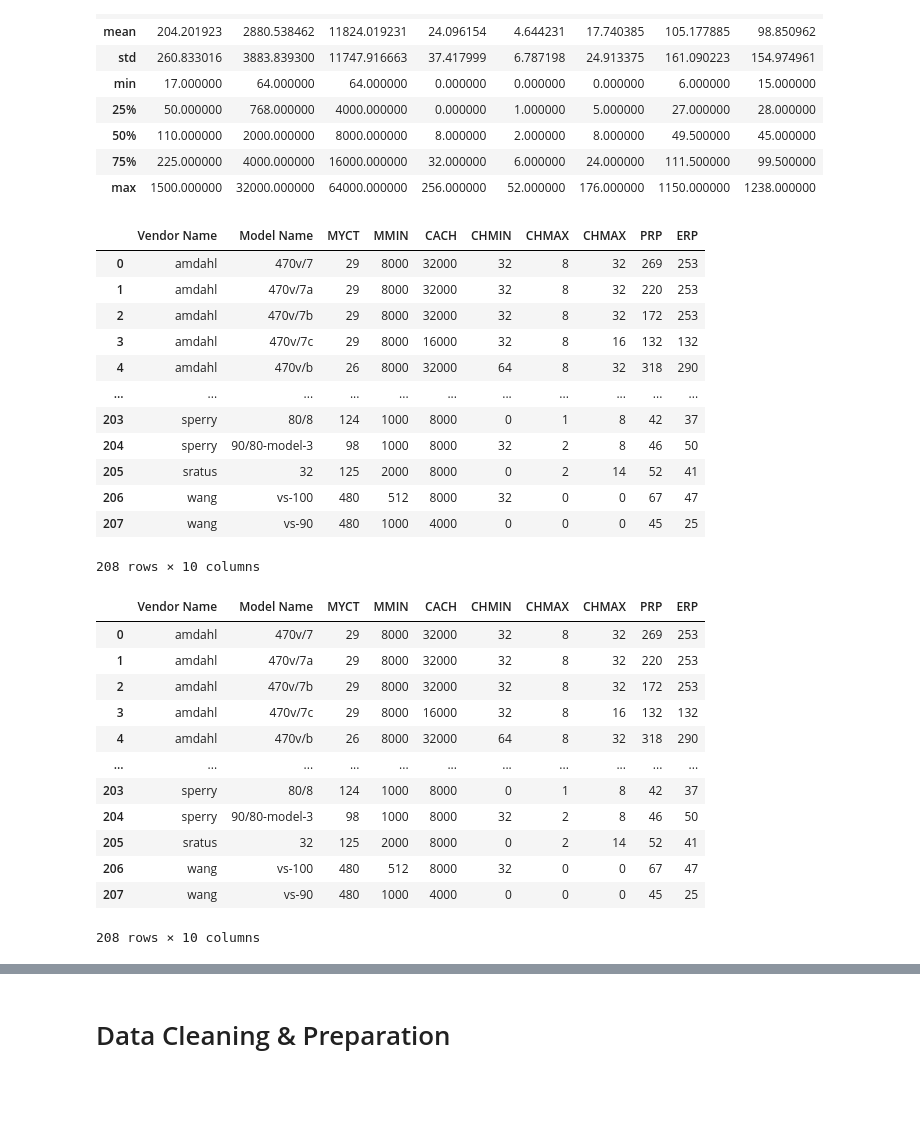
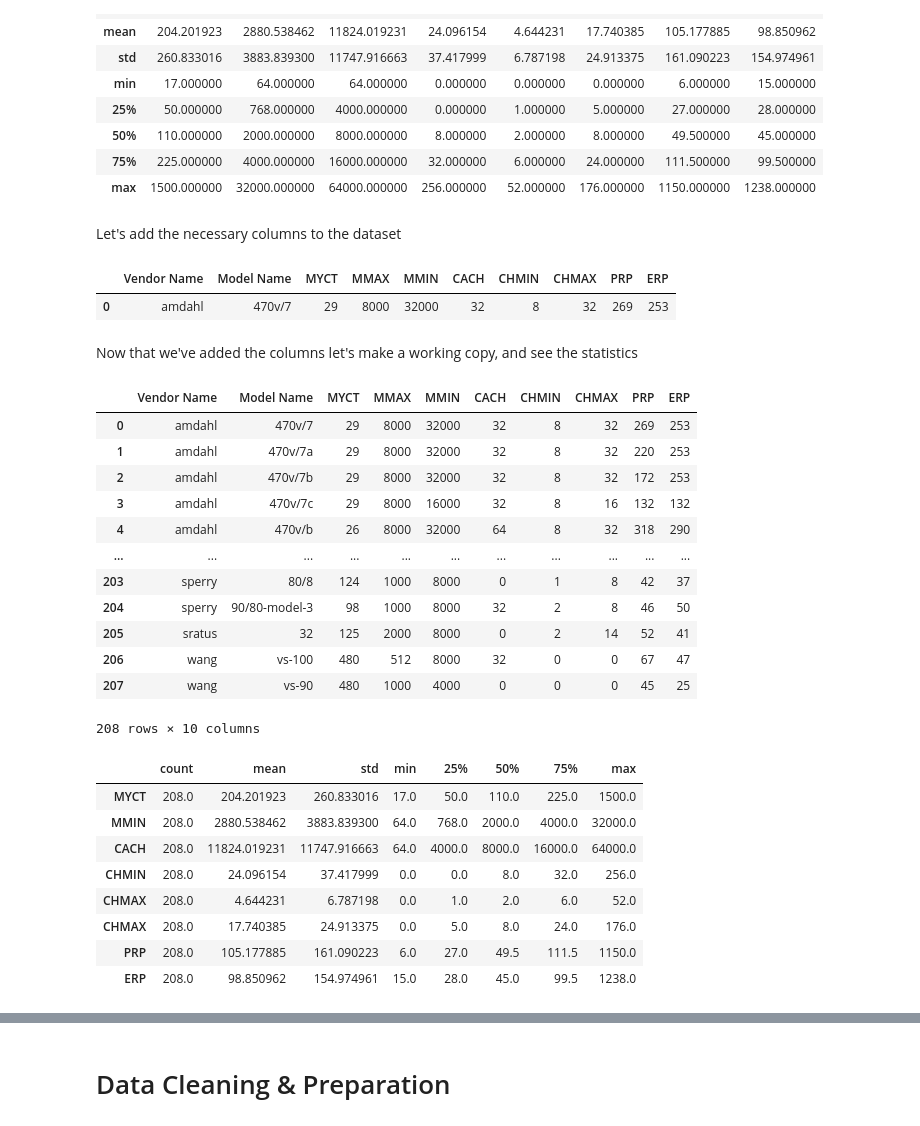
Before and after one commit to darkepacific/AAI-500-FinalTeamProject, a Jupyter notebook: AAI-500-FinalTeamProject.ipynb, the cells around one changed output, grey strips where cells are left out. Saved outputs shown, nothing was run; the diff lists cells and outputs as text; code cells hidden in the pictures; blank space fills up the shorter version.

```diff
--- a/AAI-500-FinalTeamProject.ipynb
+++ b/AAI-500-FinalTeamProject.ipynb
@@ -105,22 +98,13 @@ data.describe()
 | 50% | 110.000000 | 2000.000000 | 8000.000000 | 8.000000 | 2.000000 | 8.000000 | 49.500000 | 45.000000 |
 | 75% | 225.000000 | 4000.000000 | 16000.000000 | 32.000000 | 6.000000 | 24.000000 | 111.500000 | 99.500000 |
 | max | 1500.000000 | 32000.000000 | 64000.000000 | 256.000000 | 52.000000 | 176.000000 | 1150.000000 | 1238.000000 |
+# %% [markdown]
+Let's add the necessary columns to the dataset
 # %%
 # Attribute Information Row
-attribute_info = ['Vendor Name','Model Name','MYCT','MMIN','CACH','CHMIN','CHMAX','CHMAX','PRP','ERP']
+attribute_info = ['Vendor Name','Model Name','MYCT','MMAX','MMIN','CACH','CHMIN','CHMAX','PRP','ERP']
 data.columns = attribute_info
-data
+data.head(1)
 # %% [output]
-|  | Vendor Name | Model Name | MYCT | MMIN | CACH | CHMIN | CHMAX | CHMAX | PRP | ERP |
+|  | Vendor Name | Model Name | MYCT | MMAX | MMIN | CACH | CHMIN | CHMAX | PRP | ERP |
 | 0 | amdahl | 470v/7 | 29 | 8000 | 32000 | 32 | 8 | 32 | 269 | 253 |
-| 1 | amdahl | 470v/7a | 29 | 8000 | 32000 | 32 | 8 | 32 | 220 | 253 |
-| 2 | amdahl | 470v/7b | 29 | 8000 | 32000 | 32 | 8 | 32 | 172 | 253 |
-| 3 | amdahl | 470v/7c | 29 | 8000 | 16000 | 32 | 8 | 16 | 132 | 132 |
-| 4 | amdahl | 470v/b | 26 | 8000 | 32000 | 64 | 8 | 32 | 318 | 290 |
-| ... | ... | ... | ... | ... | ... | ... | ... | ... | ... | ... |
-| 203 | sperry | 80/8 | 124 | 1000 | 8000 | 0 | 1 | 8 | 42 | 37 |
-| 204 | sperry | 90/80-model-3 | 98 | 1000 | 8000 | 32 | 2 | 8 | 46 | 50 |
-| 205 | sratus | 32 | 125 | 2000 | 8000 | 0 | 2 | 14 | 52 | 41 |
-| 206 | wang | vs-100 | 480 | 512 | 8000 | 32 | 0 | 0 | 67 | 47 |
-| 207 | wang | vs-90 | 480 | 1000 | 4000 | 0 | 0 | 0 | 45 | 25 |
-208 rows × 10 columns
@@ -127,9 +120,10 @@ data
+# %% [markdown]
+Now that we've added the columns let's make a working copy, and see the statistics
 # %%
-#Now that we've added the columns let's make a working copy, and see the statistics
 df = data.copy()
 df
 # %% [output]
-|  | Vendor Name | Model Name | MYCT | MMIN | CACH | CHMIN | CHMAX | CHMAX | PRP | ERP |
+|  | Vendor Name | Model Name | MYCT | MMAX | MMIN | CACH | CHMIN | CHMAX | PRP | ERP |
 | 0 | amdahl | 470v/7 | 29 | 8000 | 32000 | 32 | 8 | 32 | 269 | 253 |
 | 1 | amdahl | 470v/7a | 29 | 8000 | 32000 | 32 | 8 | 32 | 220 | 253 |
 | 2 | amdahl | 470v/7b | 29 | 8000 | 32000 | 32 | 8 | 32 | 172 | 253 |
@@ -142,3 +136,15 @@ df
 | 206 | wang | vs-100 | 480 | 512 | 8000 | 32 | 0 | 0 | 67 | 47 |
 | 207 | wang | vs-90 | 480 | 1000 | 4000 | 0 | 0 | 0 | 45 | 25 |
 208 rows × 10 columns
+# %%
+data.describe().T
+# %% [output]
+|  | count | mean | std | min | 25% | 50% | 75% | max |
+| MYCT | 208.0 | 204.201923 | 260.833016 | 17.0 | 50.0 | 110.0 | 225.0 | 1500.0 |
+| MMIN | 208.0 | 2880.538462 | 3883.839300 | 64.0 | 768.0 | 2000.0 | 4000.0 | 32000.0 |
+| CACH | 208.0 | 11824.019231 | 11747.916663 | 64.0 | 4000.0 | 8000.0 | 16000.0 | 64000.0 |
+| CHMIN | 208.0 | 24.096154 | 37.417999 | 0.0 | 0.0 | 8.0 | 32.0 | 256.0 |
+| CHMAX | 208.0 | 4.644231 | 6.787198 | 0.0 | 1.0 | 2.0 | 6.0 | 52.0 |
+| CHMAX | 208.0 | 17.740385 | 24.913375 | 0.0 | 5.0 | 8.0 | 24.0 | 176.0 |
+| PRP | 208.0 | 105.177885 | 161.090223 | 6.0 | 27.0 | 49.5 | 111.5 | 1150.0 |
+| ERP | 208.0 | 98.850962 | 154.974961 | 15.0 | 28.0 | 45.0 | 99.5 | 1238.0 |
```
Also changed, not shown: parts of 29 cells of this notebook.
